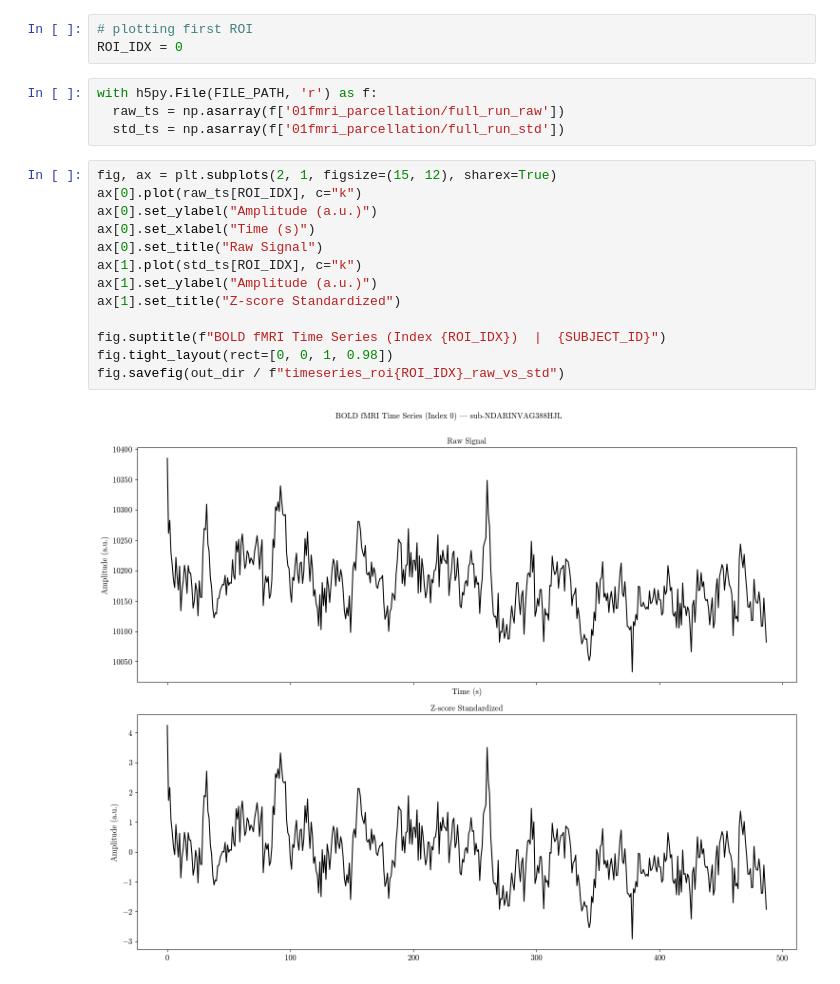
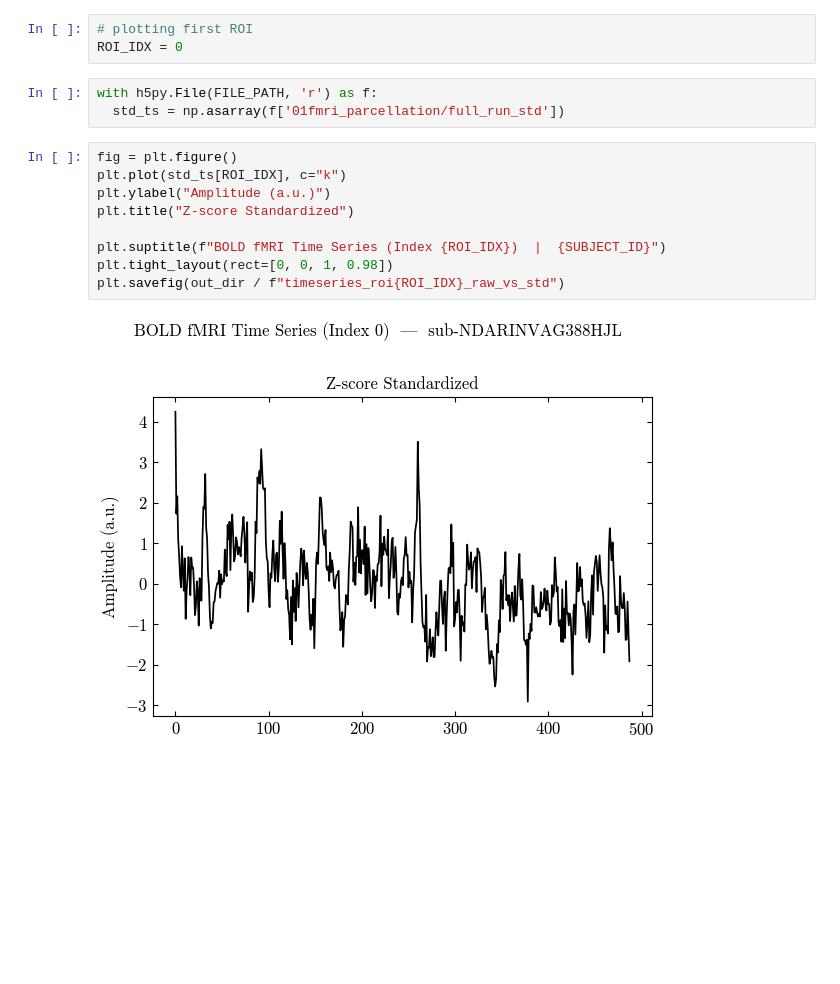
Before and after one commit to ipeglin/masters-thesis-supplementary, a Jupyter notebook: plotting/plot_timeseries.ipynb, the cells around one changed output. Saved outputs shown, nothing was run; the diff lists cells and outputs as text; blank space fills up the shorter version.

```diff
--- a/plotting/plot_timeseries.ipynb
+++ b/plotting/plot_timeseries.ipynb
@@ -33,20 +31,15 @@ out_dir.mkdir(exist_ok=True)
 ROI_IDX = 0
 # %%
 with h5py.File(FILE_PATH, 'r') as f:
-  raw_ts = np.asarray(f['01fmri_parcellation/full_run_raw'])
   std_ts = np.asarray(f['01fmri_parcellation/full_run_std'])
 # %%
-fig, ax = plt.subplots(2, 1, figsize=(15, 12), sharex=True)
-ax[0].plot(raw_ts[ROI_IDX], c="k")
-ax[0].set_ylabel("Amplitude (a.u.)")
-ax[0].set_xlabel("Time (s)")
-ax[0].set_title("Raw Signal")
-ax[1].plot(std_ts[ROI_IDX], c="k")
-ax[1].set_ylabel("Amplitude (a.u.)")
-ax[1].set_title("Z-score Standardized")
+fig = plt.figure()
+plt.plot(std_ts[ROI_IDX], c="k")
+plt.ylabel("Amplitude (a.u.)")
+plt.title("Z-score Standardized")
 
-fig.suptitle(f"BOLD fMRI Time Series (Index {ROI_IDX})  |  {SUBJECT_ID}")
-fig.tight_layout(rect=[0, 0, 1, 0.98])
-fig.savefig(out_dir / f"timeseries_roi{ROI_IDX}_raw_vs_std")
+plt.suptitle(f"BOLD fMRI Time Series (Index {ROI_IDX})  |  {SUBJECT_ID}")
+plt.tight_layout(rect=[0, 0, 1, 0.98])
+plt.savefig(out_dir / f"timeseries_roi{ROI_IDX}_raw_vs_std")
 # %% [output]
-[figure, old version]
+[figure, new version]
```
Also changed, not shown: parts of 1 cell of this notebook, 19 other files.
